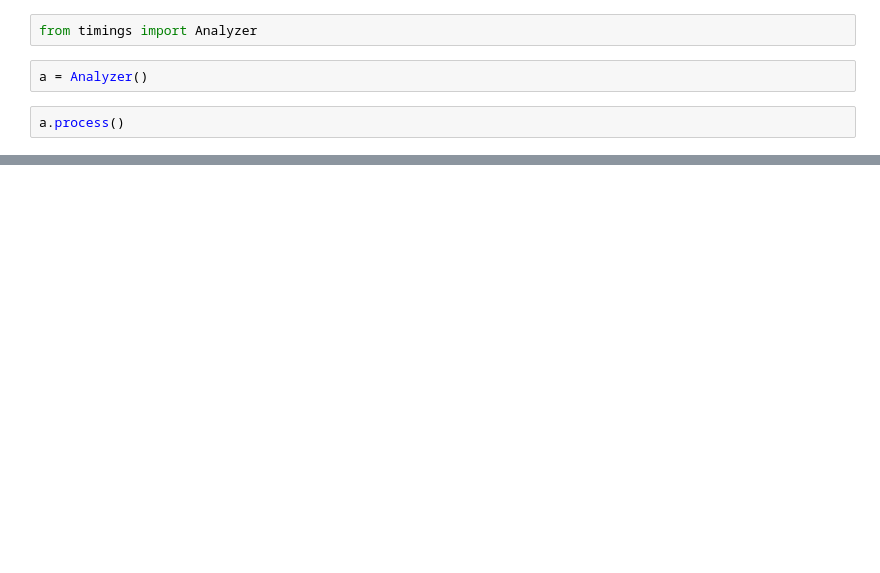
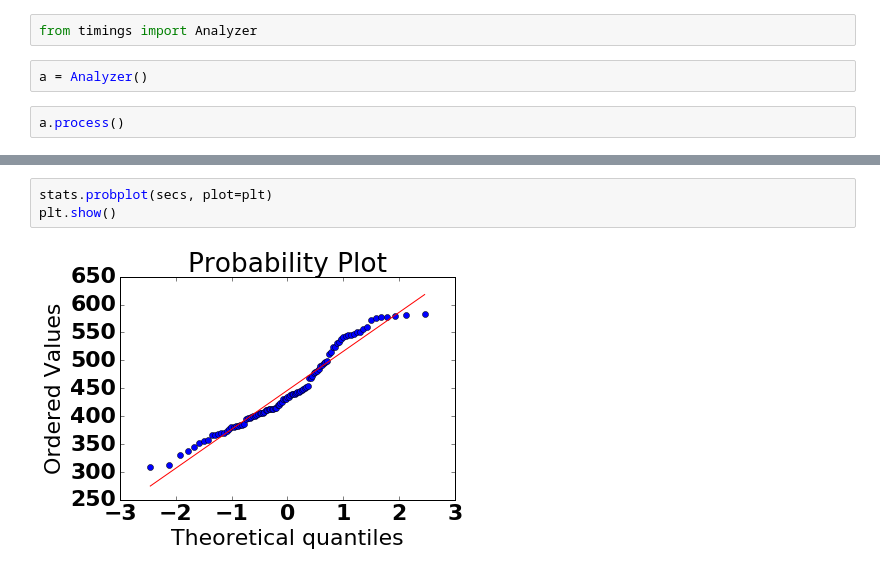
Before and after one commit to nibalizer/timings_graphing, a Jupyter notebook: StarCraft Timings Analysis.ipynb, the cells around one changed output, grey strips where cells are left out. Saved outputs shown, nothing was run; the diff lists cells and outputs as text; blank space fills up the shorter version.

```diff
--- a/StarCraft Timings Analysis.ipynb
+++ b/StarCraft Timings Analysis.ipynb
@@ -61,0 +65,5 @@ plt.show()
+# %%
+stats.probplot(secs, plot=plt)
+plt.show()
+# %% [output]
+[figure, added]
```
Also changed, not shown: parts of 17 cells of this notebook.
